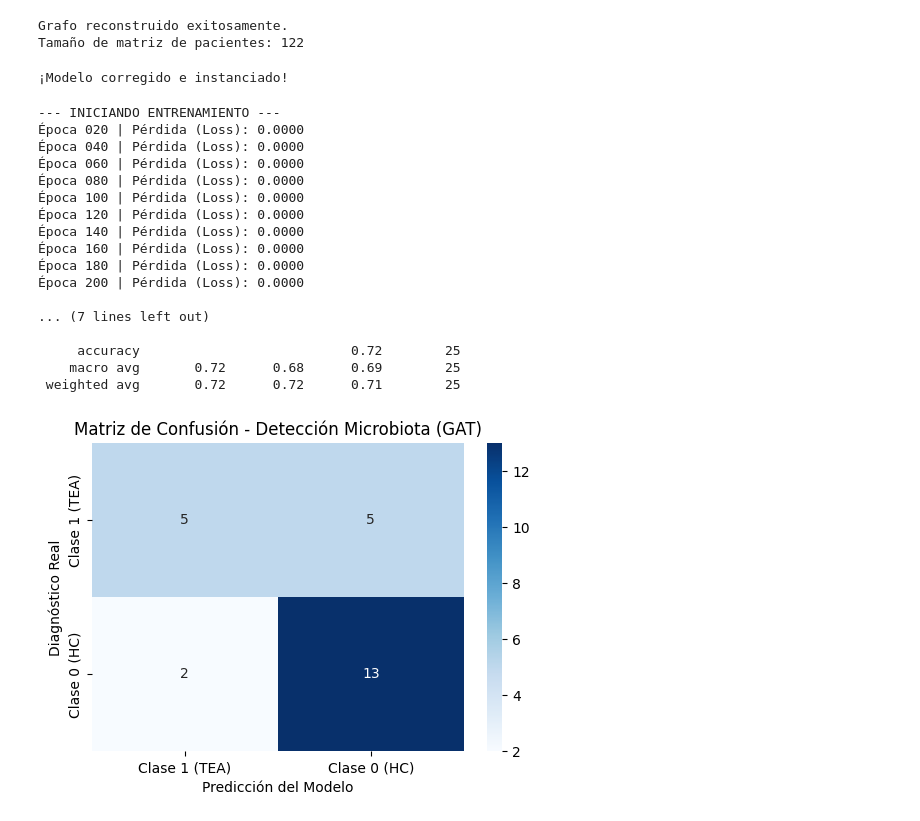
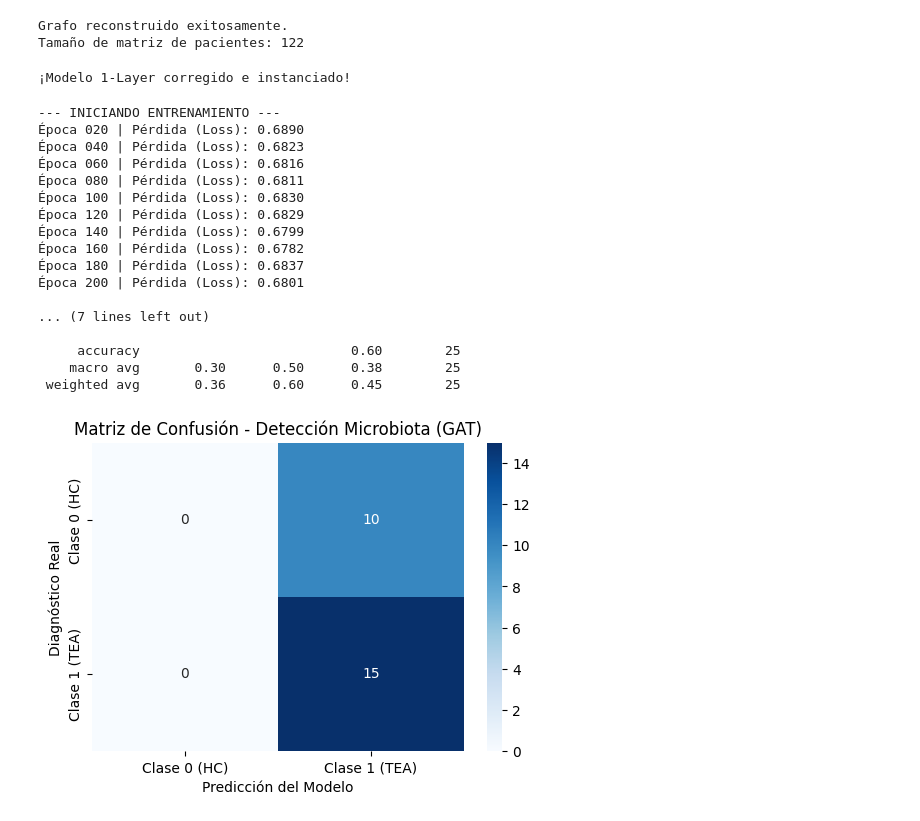
Before and after one commit to nico89h/Analisis-computacional-de-datos-de-microbioma-intestinal-mediante-grafos-y-aprendizaje-automatico, a Jupyter notebook: taxonomia.ipynb, the cells around one changed output. Drawn from its saved outputs; the diff is of its cells as text; code cells hidden in the pictures.

```diff
--- a/taxonomia.ipynb
+++ b/taxonomia.ipynb
@@ -441,41 +440,40 @@ from torch_geometric.nn import GATConv, HeteroConv
 import torch.nn as nn
 
 class GAT_Neurodesarrollo(nn.Module):
-    def __init__(self, hidden_channels, out_channels, edge_types, num_classes):
+    def __init__(self, hidden_channels, edge_types, num_classes): # Quitamos out_channels
         super().__init__()
 
         conv1_dict = {}
-        conv2_dict = {}
+        for edge_type in edge_types:
+            # Usamos heads=1 para concentrar la señal biológica y evitar dispersión
+            conv1_dict[edge_type] = GATConv((-1, -1), hidden_channels, add_self_loops=False, heads=1, edge_dim=1)
 
-        for edge_type in edge_types:
-            conv1_dict[edge_type] = GATConv((-1, -1), hidden_channels, add_self_loops=False, heads=2, edge_dim=1)
-            conv2_dict[edge_type] = GATConv((-1, -1), out_channels, add_self_loops=False, heads=1, edge_dim=1)
+        # Usamos 'mean' para promediar las conexiones y no distorsionar por pacientes con más o menos riqueza bacteriana
+        self.conv1 = HeteroConv(conv1_dict, aggr='mean')
 
-        self.conv1 = HeteroConv(conv1_dict, aggr='sum')
-        self.conv2 = HeteroConv(conv2_dict, aggr='sum')
+        # Bajamos un poquito el dropout para no perder tanta señal en una sola capa
+        self.dropout = nn.Dropout(p=0.3)
 
-        self.dropout = nn.Dropout(p=0.4)
-        self.clasificador = nn.Linear(out_channels, num_classes)
+        # El clasificador entra directo desde conv1
+        self.clasificador = nn.Linear(hidden_channels, num_classes)
 
     def forward(self, x_dict, edge_index_dict, edge_attr_dict):
-        # CORRECCIÓN ACÁ: Cambiamos edge_attr= por edge_attr_dict=
+        # PASO 1: Única capa de convolución (Message Passing de 1 solo salto)
         x_dict = self.conv1(x_dict, edge_index_dict, edge_attr_dict=edge_attr_dict)
         x_dict = {key: F.elu(x) for key, x in x_dict.items()}
         x_dict = {key: self.dropout(x) for key, x in x_dict.items()}
 
-        # CORRECCIÓN ACÁ TAMBIÉN
-        x_dict = self.conv2(x_dict, edge_index_dict, edge_attr_dict=edge_attr_dict)
-
+        # PASO 2: Clasificación directa sin pasar por conv2
         x_pacientes = x_dict['paciente']
         salida = self.clasificador(x_pacientes)
         return salida
 
-# Re-instanciamos el modelo con el cambio
+# Re-instanciamos el modelo con la nueva estructura
 tipos_aristas = data.metadata()[1]
-modelo = GAT_Neurodesarrollo(hidden_channels=32, out_channels=16, edge_types=tipos_aristas, num_classes=2)
-print("¡Modelo corregido e instanciado!")
+modelo = GAT_Neurodesarrollo(hidden_channels=16, edge_types=tipos_aristas, num_classes=2)
+print("¡Modelo 1-Layer corregido e instanciado!")
 # %% [output]
-¡Modelo corregido e instanciado!
+¡Modelo 1-Layer corregido e instanciado!
 # %%
 import torch.optim as optim
 import torch.nn as nn
@@ -493,7 +491,7 @@ data = data.to(device)
 
 # El optimizador AdamW suele dar excelentes resultados en topologías bioinformáticas
 # lr = Learning Rate (tasa de aprendizaje). weight_decay evita el sobreajuste.
-optimizador = optim.AdamW(modelo.parameters(), lr=0.005, weight_decay=1e-4)
+optimizador = optim.AdamW(modelo.parameters(), lr=0.005, weight_decay=1e-3)
 
 # Función de pérdida para clasificación binaria
 criterio = nn.CrossEntropyLoss()
@@ -540,46 +538,46 @@ with torch.no_grad():
     # argmax(dim=1) elige la clase con la probabilidad matemática más alta
     clases_predichas = salida_final.argmax(dim=1)
 
 # Filtramos aislando exclusivamente a los pacientes del 20% oculto
 mascara_test = data['paciente'].test_mask
 y_real = data['paciente'].y[mascara_test].cpu().numpy()
 y_predicho = clases_predichas[mascara_test].cpu().numpy()
 
 # ==========================================
 # 4. REPORTE VISUAL (MATRIZ DE CONFUSIÓN)
 # ==========================================
-# OJO ACÁ: Ajustá el orden de la lista según cómo hayas mapeado 0 y 1 en tu dataframe.
-nombres_clases = ['Clase 1 (TEA)', 'Clase 0 (HC)']
+# Corregimos el orden de los nombres de las clases para que coincidan con las etiquetas reales (0=HC, 1=TEA)
+nombres_clases = ['Clase 0 (HC)', 'Clase 1 (TEA)']
 
 print("\nREPORTE DE CLASIFICACIÓN:")
 print(classification_report(y_real, y_predicho, target_names=nombres_clases))
 
 # Dibujar la matriz térmica
 matriz = confusion_matrix(y_real, y_predicho)
 plt.figure(figsize=(6, 4))
 sns.heatmap(matriz, annot=True, fmt='d', cmap='Blues',
             xticklabels=nombres_clases,
             yticklabels=nombres_clases)
 plt.title('Matriz de Confusión - Detección Microbiota (GAT)')
 plt.ylabel('Diagnóstico Real')
 plt.xlabel('Predicción del Modelo')
 plt.show()
 # %% [output]
 --- INICIANDO ENTRENAMIENTO ---
-Época 020 | Pérdida (Loss): 0.0000
-Época 040 | Pérdida (Loss): 0.0000
-Época 060 | Pérdida (Loss): 0.0000
-Época 080 | Pérdida (Loss): 0.0000
-Época 100 | Pérdida (Loss): 0.0000
-Época 120 | Pérdida (Loss): 0.0000
-Época 140 | Pérdida (Loss): 0.0000
-Época 160 | Pérdida (Loss): 0.0000
-Época 180 | Pérdida (Loss): 0.0000
-Época 200 | Pérdida (Loss): 0.0000
+Época 020 | Pérdida (Loss): 0.6890
+Época 040 | Pérdida (Loss): 0.6823
+Época 060 | Pérdida (Loss): 0.6816
+Época 080 | Pérdida (Loss): 0.6811
+Época 100 | Pérdida (Loss): 0.6830
+Época 120 | Pérdida (Loss): 0.6829
+Época 140 | Pérdida (Loss): 0.6799
+Época 160 | Pérdida (Loss): 0.6782
+Época 180 | Pérdida (Loss): 0.6837
+Época 200 | Pérdida (Loss): 0.6801
 
 ... (7 lines left out)
 
-     accuracy                           0.72        25
-    macro avg       0.72      0.68      0.69        25
- weighted avg       0.72      0.72      0.71        25
+     accuracy                           0.60        25
+    macro avg       0.30      0.50      0.38        25
+ weighted avg       0.36      0.60      0.45        25
-[figure, old version]
+[figure, new version]
```
Also changed, not shown: parts of 6 cells of this notebook.
